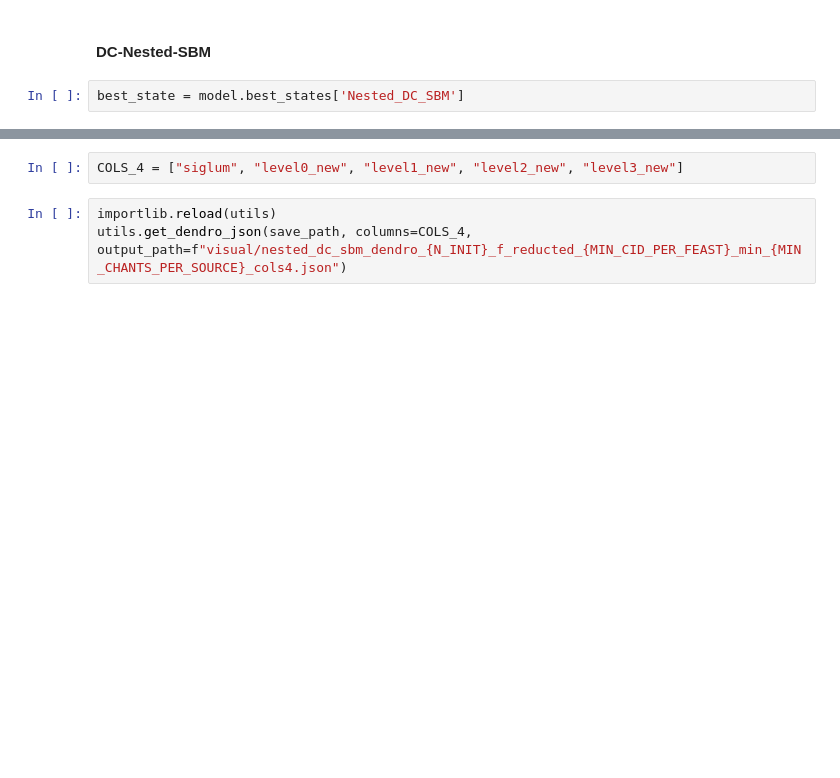
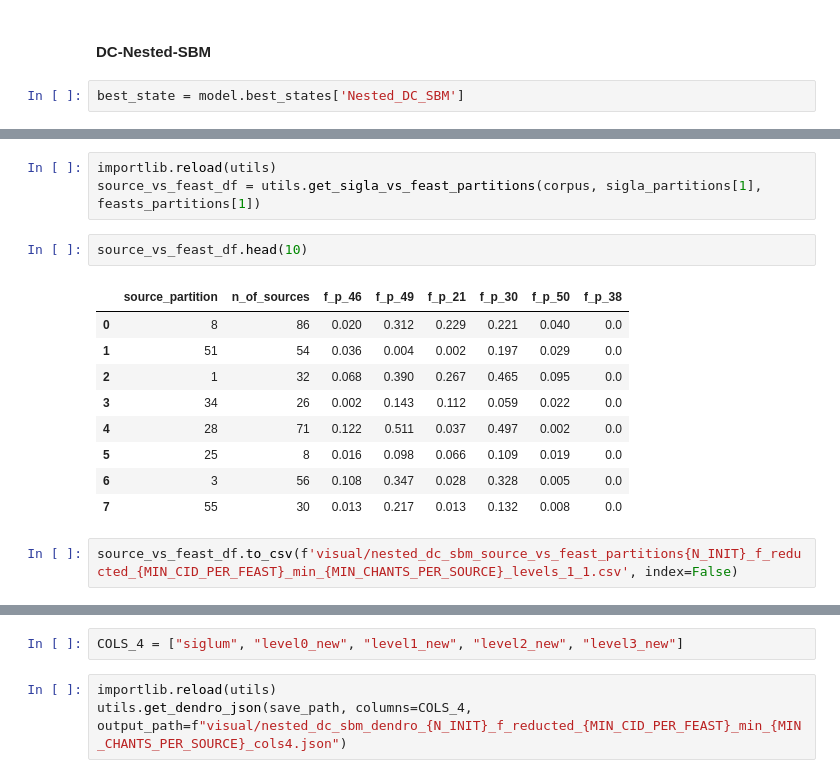
Before and after one commit to DvorakovaA/ChantNets, a Jupyter notebook: experiments/feast_reducted_source_similarity.ipynb, the cells around one changed output, grey strips where cells are left out. Cells and saved outputs as stored; diff of their text form; blank space fills up the shorter version.

Commit message:
feat: more feast partition exploration and ehaviour, table visuals supported

```diff
--- a/experiments/feast_reducted_source_similarity.ipynb
+++ b/experiments/feast_reducted_source_similarity.ipynb
@@ -226,3 +304,20 @@ Best Nested DC SBM state:
+# %%
+importlib.reload(utils)
+source_vs_feast_df = utils.get_sigla_vs_feast_partitions(corpus, sigla_partitions[1], feasts_partitions[1])
+# %%
+source_vs_feast_df.head(10)
+# %% [output]
+|  | source_partition | n_of_sources | f_p_46 | f_p_49 | f_p_21 | f_p_30 | f_p_50 | f_p_38 |
+| 0 | 8 | 86 | 0.020 | 0.312 | 0.229 | 0.221 | 0.040 | 0.0 |
+| 1 | 51 | 54 | 0.036 | 0.004 | 0.002 | 0.197 | 0.029 | 0.0 |
+| 2 | 1 | 32 | 0.068 | 0.390 | 0.267 | 0.465 | 0.095 | 0.0 |
+| 3 | 34 | 26 | 0.002 | 0.143 | 0.112 | 0.059 | 0.022 | 0.0 |
+| 4 | 28 | 71 | 0.122 | 0.511 | 0.037 | 0.497 | 0.002 | 0.0 |
+| 5 | 25 | 8 | 0.016 | 0.098 | 0.066 | 0.109 | 0.019 | 0.0 |
+| 6 | 3 | 56 | 0.108 | 0.347 | 0.028 | 0.328 | 0.005 | 0.0 |
+| 7 | 55 | 30 | 0.013 | 0.217 | 0.013 | 0.132 | 0.008 | 0.0 |
+# %%
+source_vs_feast_df.to_csv(f'visual/nested_dc_sbm_source_vs_feast_partitions{N_INIT}_f_reducted_{MIN_CID_PER_FEAST}_min_{MIN_CHANTS_PER_SOURCE}_levels_1_1.csv', index=False)
 # %%
 save_path = f"partitions/nested_dc_sbm_partitions_{N_INIT}_f_reducted_{MIN_CID_PER_FEAST}_min_{MIN_CHANTS_PER_SOURCE}.csv"
 df_partitions = utils.save_nested_partitions(sigla_partitions, save_path)
```
Also changed, not shown: parts of 20 cells of this notebook, 47 other files.
